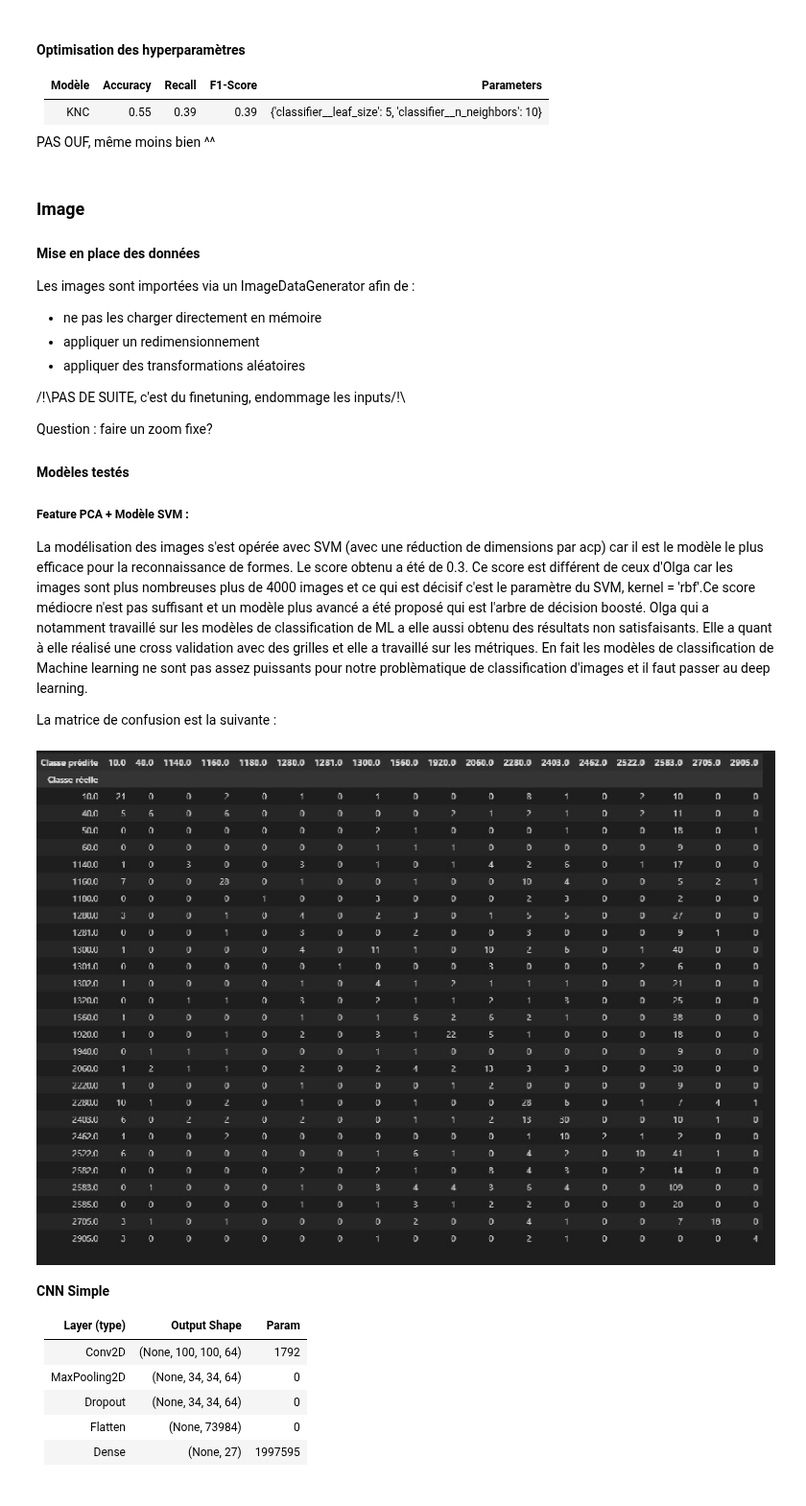
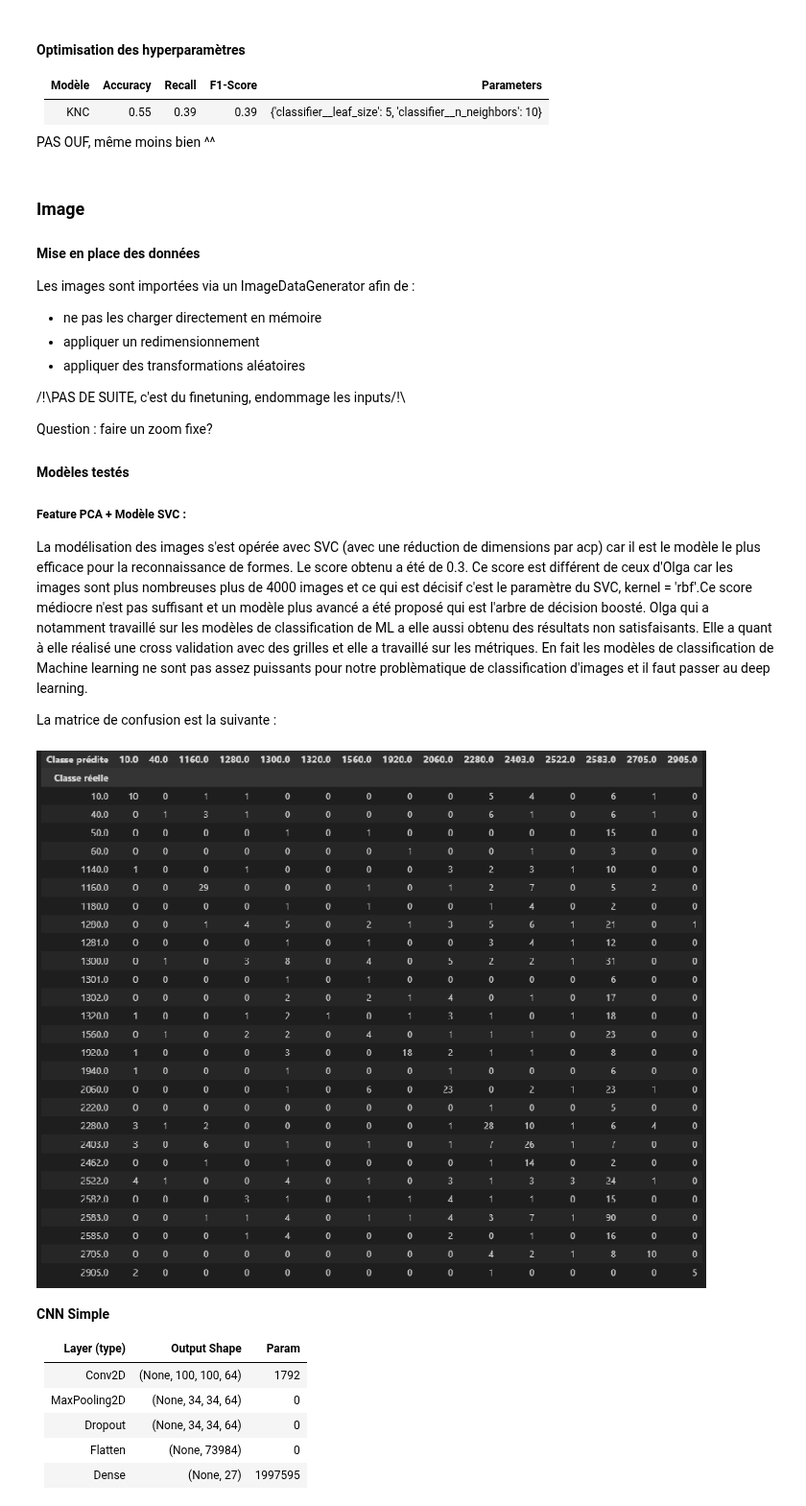
Before and after one commit to data-modelisation/rakuten, a Jupyter notebook: notebooks/exploratory_modelisation.ipynb, the cells around one changed output. Shown at 96% size. Drawn from its saved outputs; the diff is of its cells as text; code cells hidden in the pictures.

Commit message:
modif image et svm svc

```diff
--- a/notebooks/exploratory_modelisation.ipynb
+++ b/notebooks/exploratory_modelisation.ipynb
@@ -115,18 +115,18 @@ Question : faire un zoom fixe?
 
 #### Modèles testés
 
-##### Feature PCA  + Modèle SVM :
+##### Feature PCA  + Modèle SVC :
 
-La modélisation des images s'est opérée avec SVM  (avec une réduction de dimensions par acp) car il est le modèle le plus efficace pour la reconnaissance de formes. Le score obtenu a été de 0.3. Ce score est différent de ceux d'Olga car les images sont plus nombreuses plus de 4000 images et ce qui est décisif c'est le paramètre du SVM, kernel = 'rbf'.Ce score médiocre n'est pas suffisant et un modèle plus avancé a été proposé qui est l'arbre de décision boosté. Olga qui a notamment travaillé sur les modèles de classification de ML a elle aussi obtenu des résultats non satisfaisants. Elle a quant à elle réalisé une cross validation avec des grilles et elle a travaillé sur les métriques.  En fait les modèles de classification de Machine learning ne sont pas assez puissants pour notre problèmatique de classification d'images et il faut passer au deep learning.
+La modélisation des images s'est opérée avec SVC  (avec une réduction de dimensions par acp) car il est le modèle le plus efficace pour la reconnaissance de formes. Le score obtenu a été de 0.3. Ce score est différent de ceux d'Olga car les images sont plus nombreuses plus de 4000 images et ce qui est décisif c'est le paramètre du SVC, kernel = 'rbf'.Ce score médiocre n'est pas suffisant et un modèle plus avancé a été proposé qui est l'arbre de décision boosté. Olga qui a notamment travaillé sur les modèles de classification de ML a elle aussi obtenu des résultats non satisfaisants. Elle a quant à elle réalisé une cross validation avec des grilles et elle a travaillé sur les métriques.  En fait les modèles de classification de Machine learning ne sont pas assez puissants pour notre problèmatique de classification d'images et il faut passer au deep learning.
 
 
 
 La matrice de confusion est la suivante :
 # %%
 from IPython.display import Image
-Image(filename="images/SVM-Matricedeconfusion.jpg")
+Image(filename="images/SVCmatriceconfusion.png")
 # %% [output]
-[figure, old version]
+[figure, new version]
 # %% [markdown]
 **CNN Simple**
 
```
Also changed, not shown: 1 other file.
